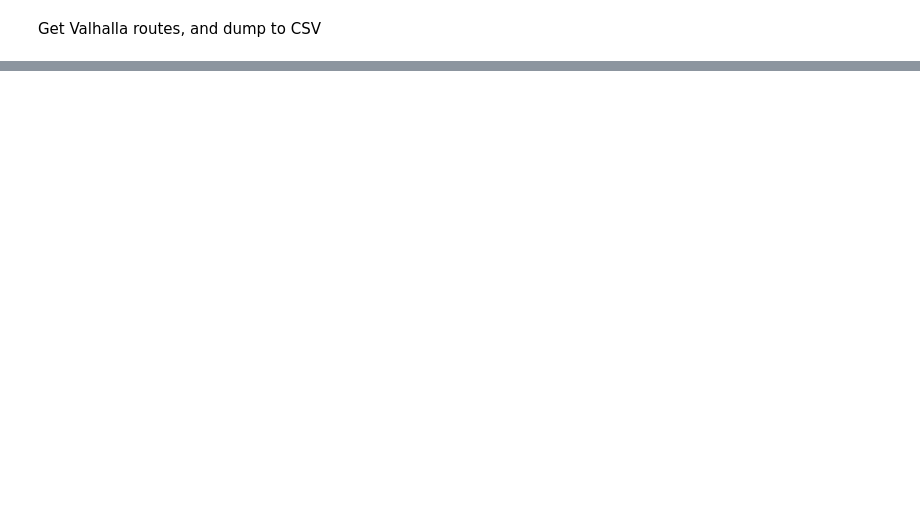
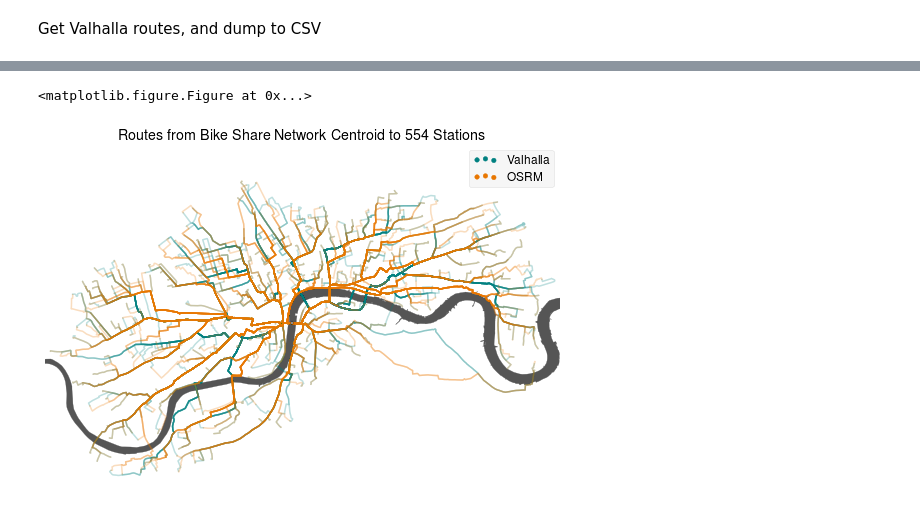
Before and after one commit to urschrei/router_comparison, a Jupyter notebook: OSRM_vs_Valhalla.ipynb, the cells around one changed output, grey strips where cells are left out. Drawn from its saved outputs; the diff is of its cells as text; code cells hidden in the pictures; blank space fills up the shorter version.

```diff
--- a/OSRM_vs_Valhalla.ipynb
+++ b/OSRM_vs_Valhalla.ipynb
@@ -369,0 +345,67 @@ merged[['name', 'valhalla_route']].to_csv('valhalla_routes.csv')
+# %%
+# create projected version of routes
+merged['valhalla_decoded_proj'] = merged.apply(lambda f: project_linestring(f['valhalla_decoded']), axis=1)
+merged['osrm_decoded_proj'] = merged.apply(lambda f: project_linestring(f['osrm_decoded']), axis=1)
+# %%
+# combine projected route LineStrings
+combined_valhalla = MultiLineString(list(merged['valhalla_decoded_proj']))
+combined_osrm = MultiLineString(list(merged['osrm_decoded_proj']))
+# %%
+plt.clf()
+fig = plt.figure()
+ax = fig.add_subplot(111, axisbg='w', frame_on=False)
+
+m.drawparallels(
+    np.arange(ll[0], ur[0], 2.),
+    color = 'black', linewidth = 0.5,
+    labels=[True, False, False, False], ax=ax)
+m.drawmeridians(
+    np.arange(ll[1], ur[1], 2.),
+    color = 'black', linewidth = 0.5,
+    labels=[False, False, False, True], ax=ax)
+
+pc_valhalla = PatchCollection([PolygonPatch(
+    line.buffer(25)) for line in combined_valhalla],
+    match_original=False, alpha=.25, color="#008080", lw=.025, zorder=4)
+
+pc_osrm = PatchCollection([PolygonPatch(
+    line.buffer(25)) for line in combined_osrm],
+    match_original=False, alpha=.25, color="#E87600", lw=.025, zorder=4)
+
+ax.add_collection(pc_valhalla)
+ax.add_collection(pc_osrm)
+
+# cascade Thames polygons together, and plot
+thames = m.readshapefile(
+    '../xmltocsv/data/thames_wgs84',
+    'thames',
+    color='none',
+    zorder=4)
+thames_poly = unary_union([Polygon(xy) for xy in m.thames])
+tp = PatchCollection(
+    [PolygonPatch(poly) for poly in thames_poly],
+    match_original=False,
+    color='#555555', lw=.25, alpha=1., zorder=3)
+ax.add_collection(tp)
+
+# add centroid
+centroid = m(-0.12204, 51.50083)
+m.scatter(*centroid,
+    s=5., edgecolor='#000000', alpha=1.,
+    color='w', zorder=5)
+
+# fake a legend. Tsk
+lt = m.scatter([], [], color="#008080")
+lo = m.scatter([], [], color="#E87600")
+labels = ["Valhalla", "OSRM"]
+leg = plt.legend([lt, lo], labels)
+leg.get_frame().set_alpha(0.5)
+
+plt.title("Routes from Bike Share Network Centroid to %s Stations" % len(merged))
+plt.tight_layout()
+fig.set_size_inches(7.28, 5.25)
+plt.savefig('routes.png', dpi=300, bbox_inches='tight', alpha=True, transparent=True)
+plt.show()
+# %% [output]
+<matplotlib.figure.Figure at 0x...>
+[figure, added]
```
Also changed, not shown: parts of 16 cells of this notebook, 3 other files.
